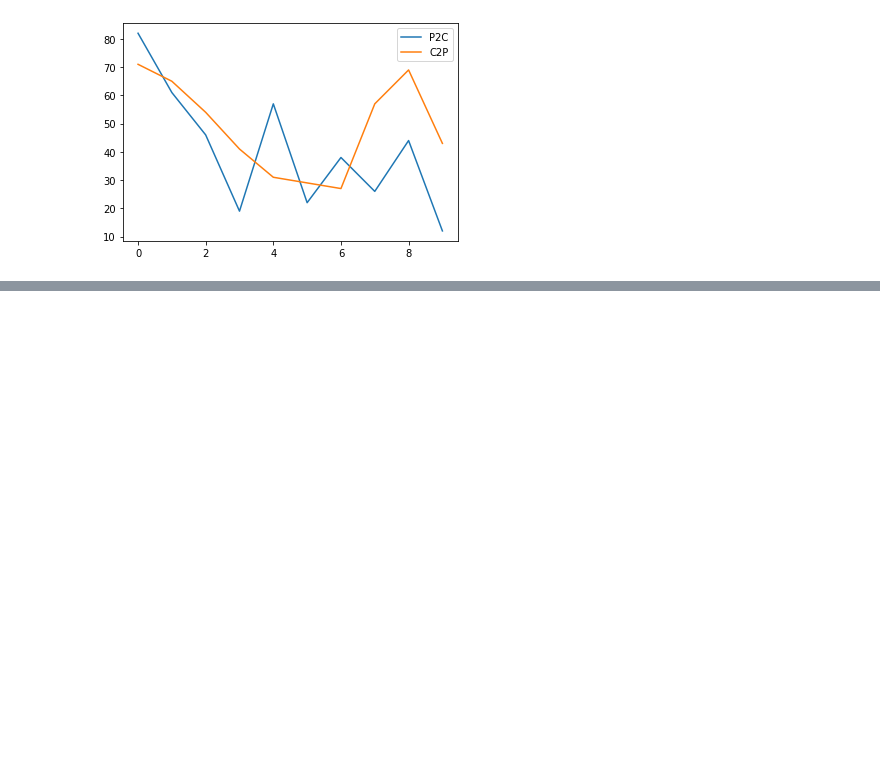
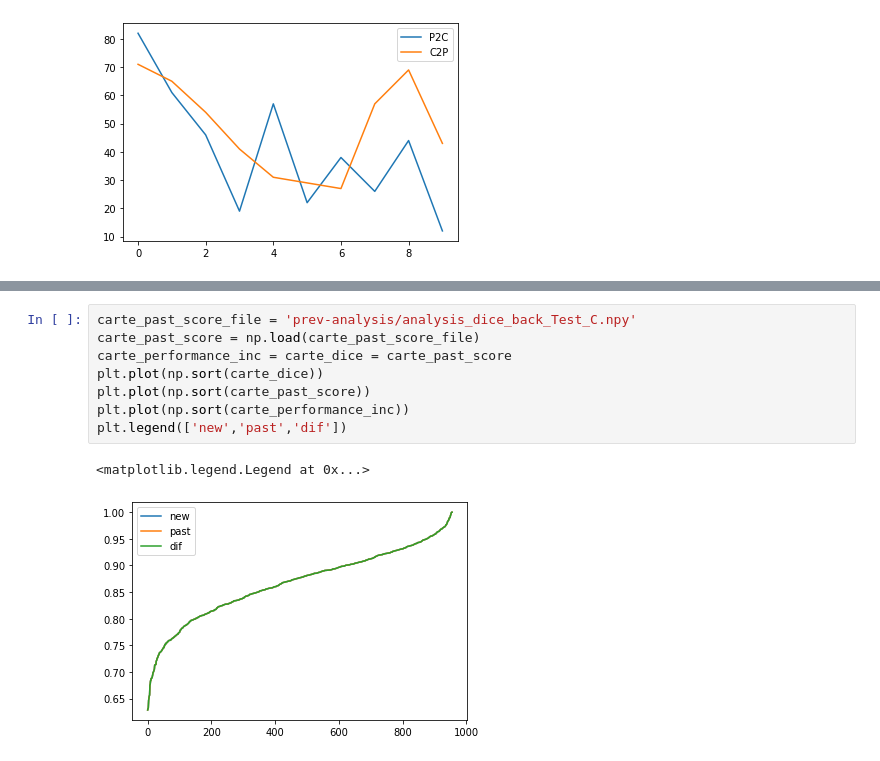
Before and after one commit to smith-scram-lab/Iterative-Unet, a Jupyter notebook: ResultReading.ipynb, the cells around one changed output, grey strips where cells are left out. Saved outputs shown, nothing was run; the diff lists cells and outputs as text; blank space fills up the shorter version.

```diff
--- a/ResultReading.ipynb
+++ b/ResultReading.ipynb
@@ -256,0 +352,11 @@ plt.legend(['P2C','C2P'])
+# %%
+carte_past_score_file = 'prev-analysis/analysis_dice_back_Test_C.npy'
+carte_past_score = np.load(carte_past_score_file)
+carte_performance_inc = carte_dice = carte_past_score
+plt.plot(np.sort(carte_dice))
+plt.plot(np.sort(carte_past_score))
+plt.plot(np.sort(carte_performance_inc))
+plt.legend(['new','past','dif'])
+# %% [output]
+<matplotlib.legend.Legend at 0x...>
+[figure, added]
```
Also changed, not shown: parts of 5 cells of this notebook, 1 other file.
